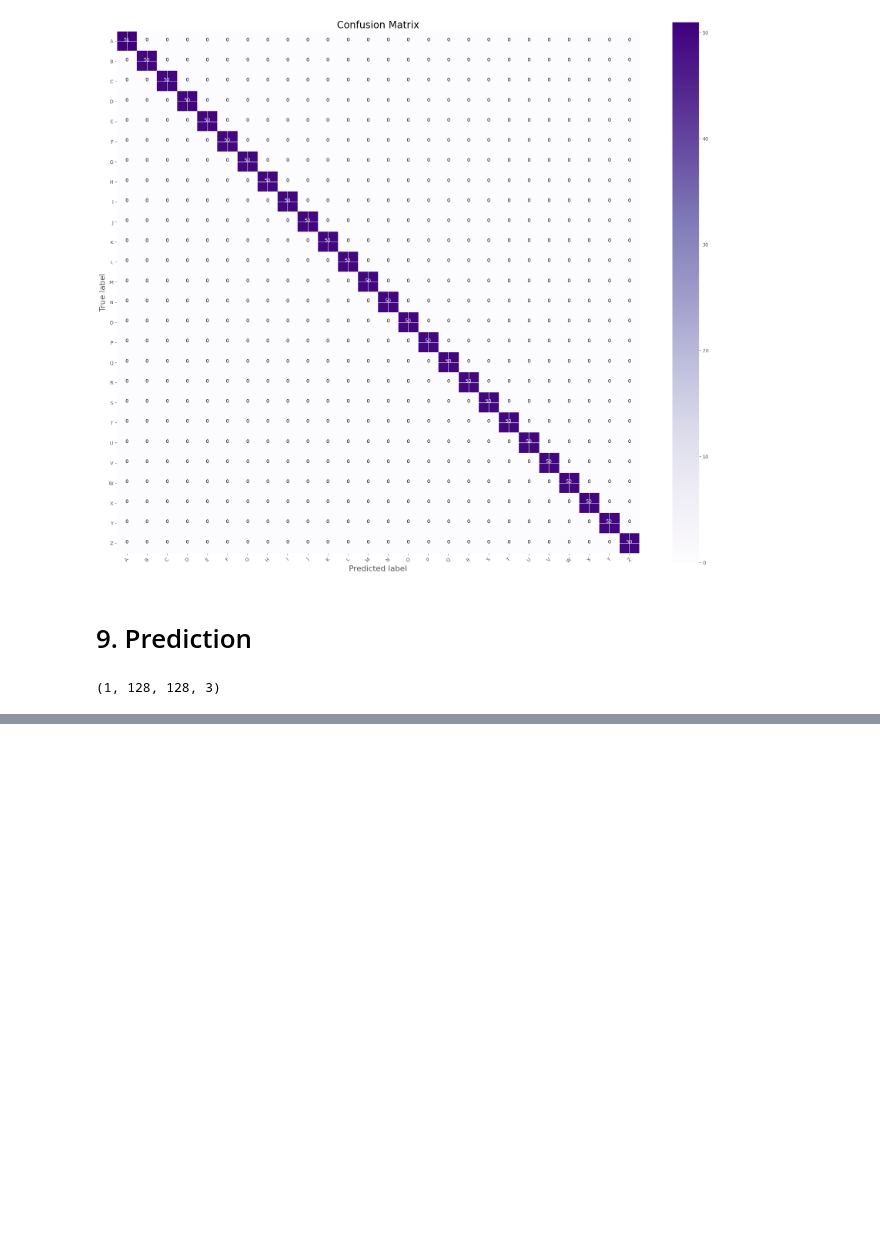
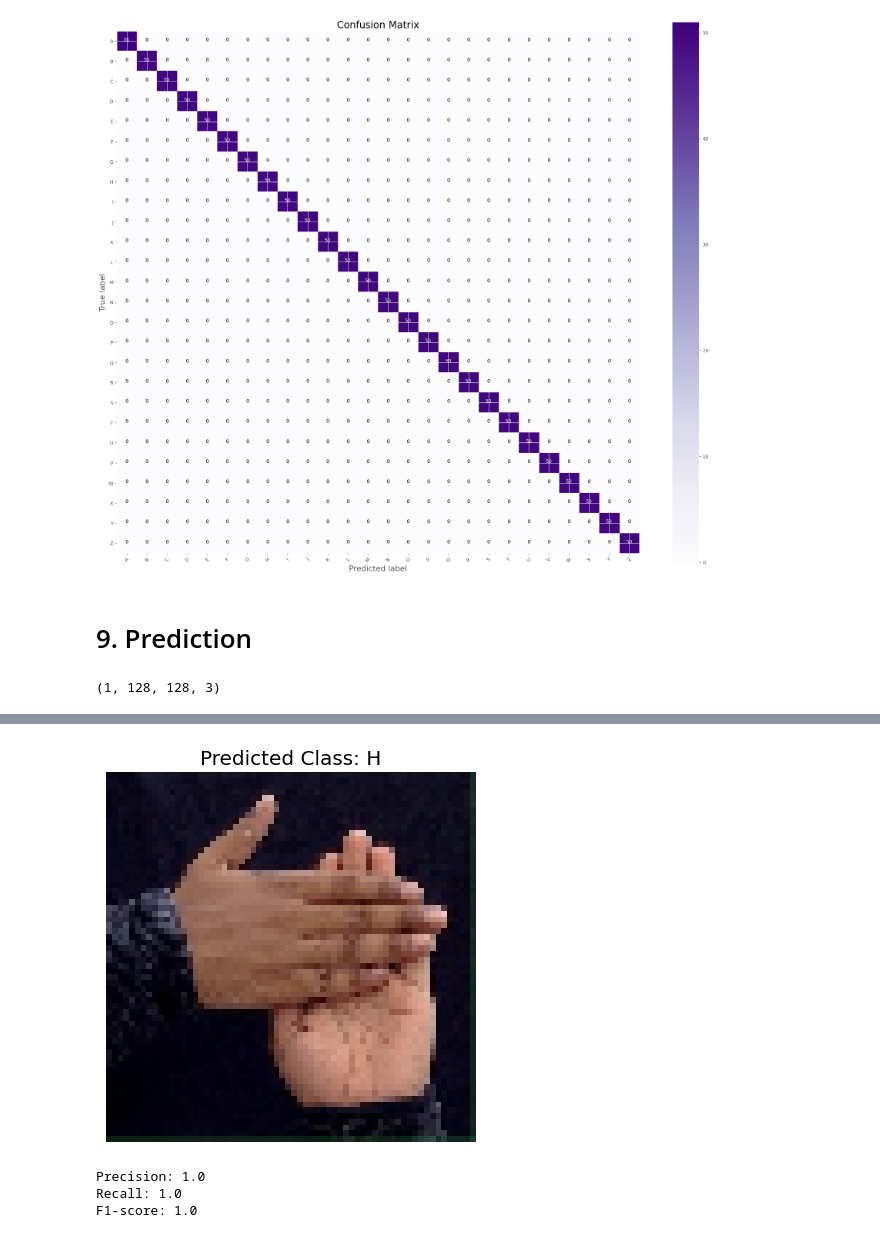
Before and after one commit to yogesh0802/ISL, a Jupyter notebook: asl-with-cnn .ipynb, the cells around one changed output, grey strips where cells are left out. Drawn from its saved outputs; the diff is of its cells as text; code cells hidden in the pictures; blank space fills up the shorter version.

```diff
--- a/asl-with-cnn .ipynb
+++ b/asl-with-cnn .ipynb
@@ -327,0 +408,47 @@ class_names[np.argmax(classes)]
+# %%
+from keras.models import load_model
+import matplotlib.pyplot as plt
+import numpy as np
+from keras.preprocessing import image
+from sklearn.metrics import precision_score, recall_score, f1_score
+
+# Load your trained model (replace 'model_path' with the path to your model)
+model_path = 'Mymodel.keras'
+model = load_model(model_path)
+
+# Load and preprocess the image
+image_path = 'E:\\ygesh_isl\\ASL-Recognition-CNN-OpenCV\\TEST\\H\\1.jpg'
+img = image.load_img(image_path, target_size=(64, 64))
+x = image.img_to_array(img)
+x = np.expand_dims(x, axis=0)
+
+# Make predictions on the image
+predictions = model.predict(x)
+
+# Get the predicted class index (assuming your model uses softmax activation)
+predicted_class_index = np.argmax(predictions[0])
+
+# Define class names (replace with your class names)
+class_names = ["A", "B", "C", "D", "E", "F", "G", "H", "I", "J", "K", "L", "M", "N", "O", "P", "Q", "R", "S", "T", "U", "V", "W", "X", "Y", "Z"]
+
+# Get the predicted class label
+predicted_class_label = class_names[predicted_class_index]
+
+# Display the image
+plt.imshow(img)
+plt.axis('off')
+plt.title(f'Predicted Class: {predicted_class_label}')
+plt.show()
+
+# Calculate precision, recall, and F1-score for the image
+true_labels = ["H"]  # Replace with the actual true label of your single image
+predicted_labels = [predicted_class_label]
+
+precision = precision_score(true_labels, predicted_labels, average='micro')
+recall = recall_score(true_labels, predicted_labels, average='micro')
+f1 = f1_score(true_labels, predicted_labels, average='micro')
+
+print(f'Precision: {precision}')
+print(f'Recall: {recall}')
+print(f'F1-score: {f1}')
+# %% [output]
@@ -327,0 +456,4 @@ class_names[np.argmax(classes)]
+[figure, added]
+Precision: 1.0
+Recall: 1.0
+F1-score: 1.0
```
Also changed, not shown: parts of 10 cells of this notebook.
